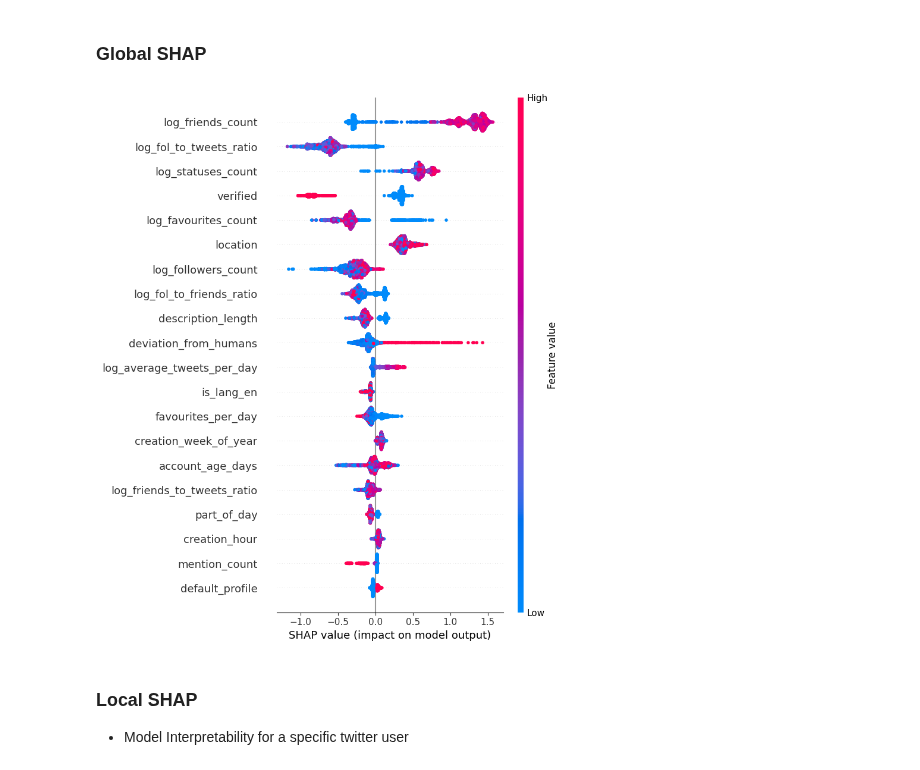
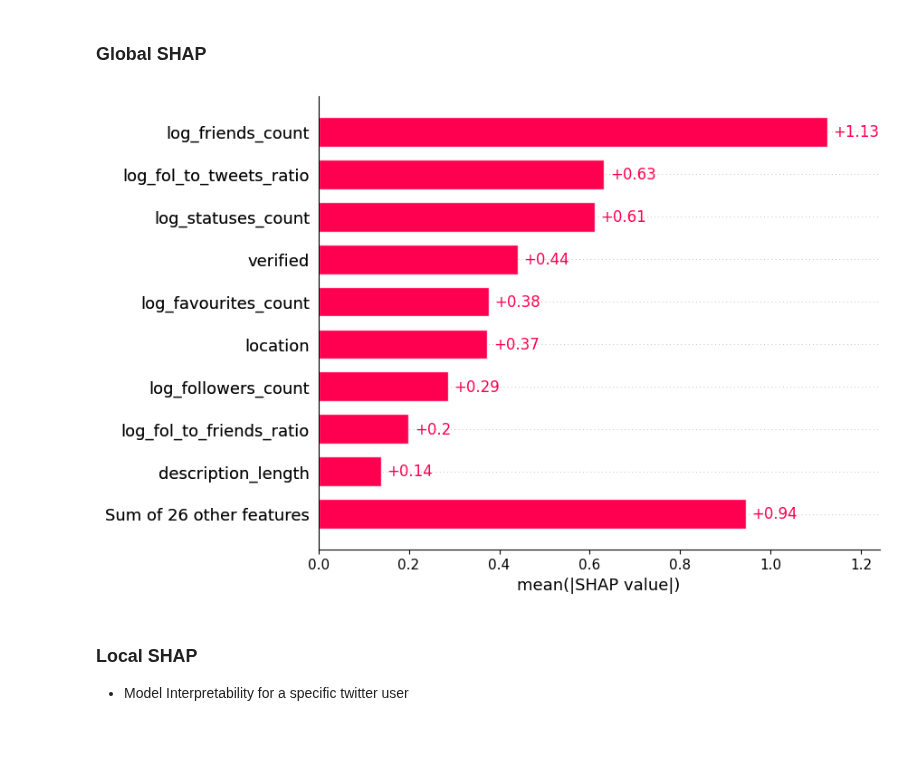
Before and after one commit to wennwei/bt4222, a Jupyter notebook: 5_shap.ipynb, the cells around one changed output. Drawn from its saved outputs; the diff is of its cells as text; code cells hidden in the pictures; blank space fills up the shorter version.

```diff
--- a/5_shap.ipynb
+++ b/5_shap.ipynb
@@ -34,19 +34,21 @@ SHAP provides insight into the contribution of each feature to the model’s out
 # %%
 
 # Load the model from the pickle file
 loaded_model = load_model('output_files/{0}_best_model.pkl'.format('lgbm')) # change model type here
 
 # Assuming you have your data prepared
 explainer = shap.Explainer(loaded_model)
 test = df[df['X_fold'] == 'test']
 X_test = test[features]
 y_test = test[target]
 shap_values = explainer(X_test)
 
 # Visualize the SHAP values
-shap.summary_plot(shap_values, X_test)
+#shap.summary_plot(shap_values, X_test)
+
+shap.plots.bar(shap_values)
 # %% [output]
-[figure, old version]
+[figure, new version]
 # %% [markdown]
 ### Local SHAP
 
```
Also changed, not shown: 2 other files.
